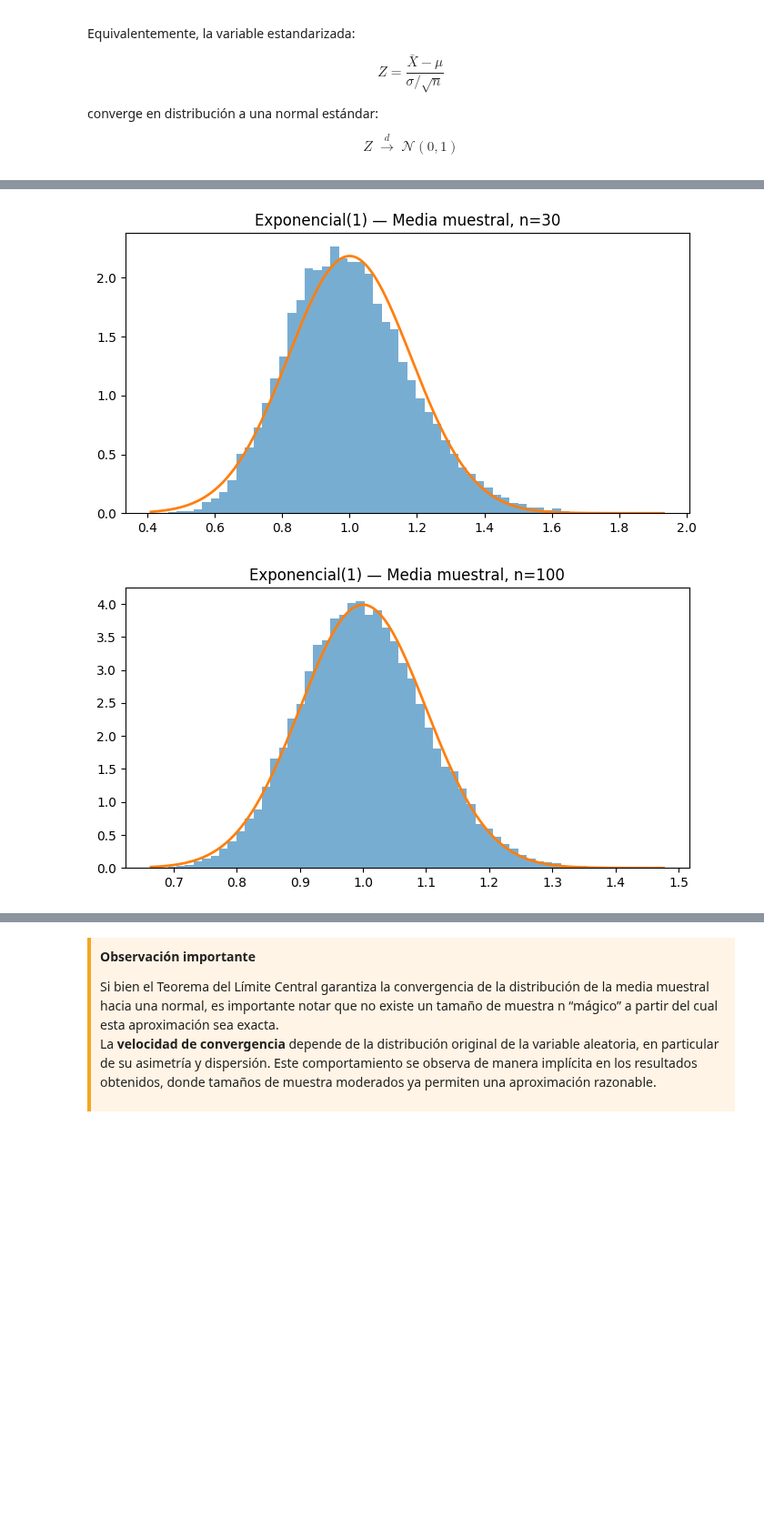
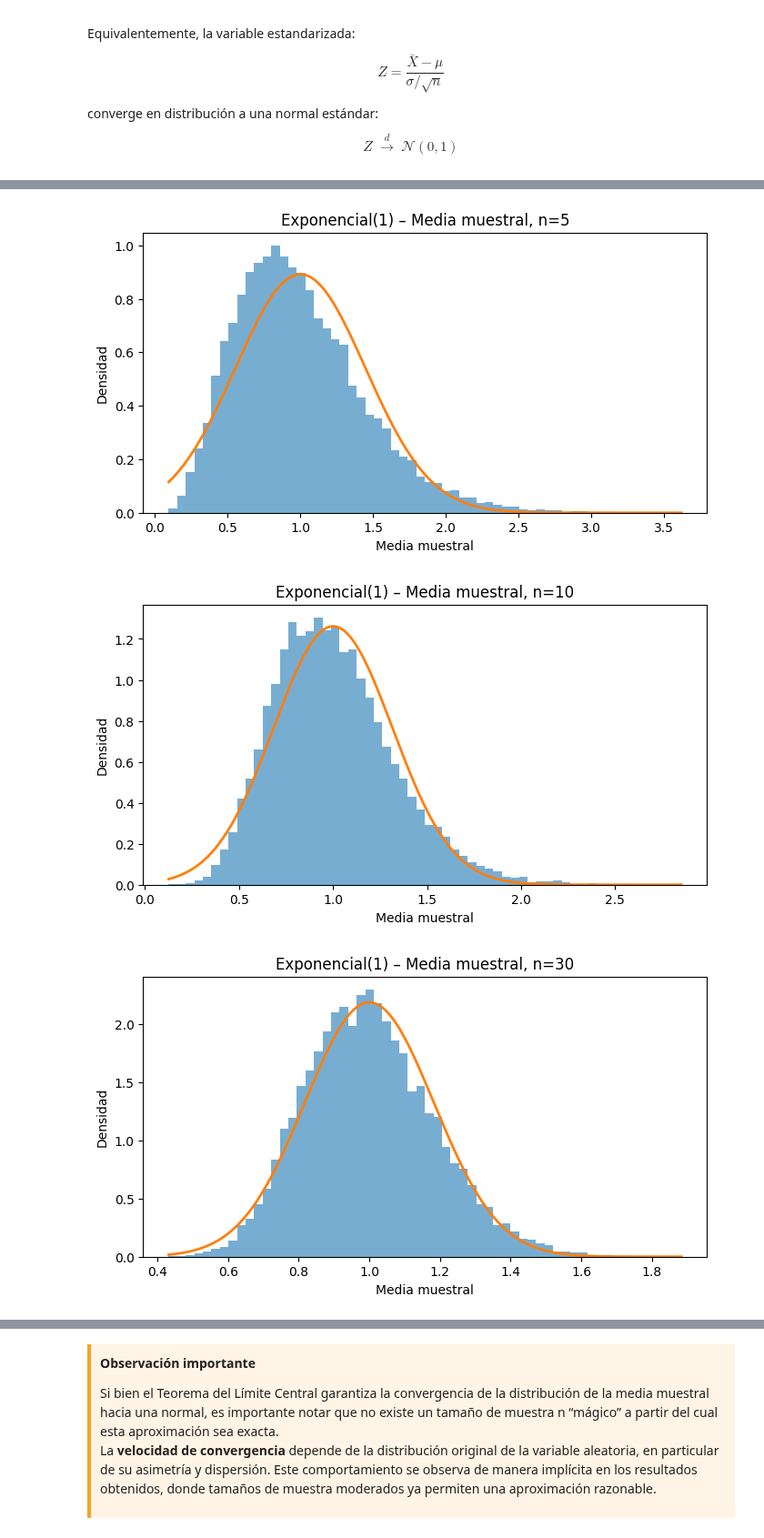
Before and after one commit to modelos-inst/LibroMoBI, a Jupyter notebook: content/complementarias/complementaria_tlc.ipynb, the cells around one changed output, grey strips where cells are left out. Shown at 91% size. Saved outputs shown, nothing was run; the diff lists cells and outputs as text; code cells hidden in the pictures; blank space fills up the shorter version.

```diff
--- a/content/complementarias/complementaria_tlc.ipynb
+++ b/content/complementarias/complementaria_tlc.ipynb
@@ -296,16 +429,13 @@ $$
 
 Se estudia la convergencia de la distribución de $\bar X$ para distintos valores de $n$.
 # %%
-# Parámetros teóricos de la Uniforme(0,1)
+np.random.seed(42)
+
+# Parámetros teóricos Uniforme(0,1)
 mu_u = 0.5
-sigma_u = sqrt(1/12)
+sigma_u = np.sqrt(1/12)
 
-def uniform_rvs(n):
-    """
-    Genera una muestra aleatoria de tamaño n
-    desde una distribución Uniforme(0,1).
-    """
-    return np.random.uniform(0, 1, size=n)
+R = 20000  # repeticiones Monte Carlo
 # %%
 # Valores de n que vamos a analizar
 for n in [2, 5, 30, 100]:
@@ -378,21 +507,42 @@ $$
 
 A continuación se valida empíricamente este resultado mediante simulación Monte Carlo.
 # %%
-def expon_rvs(n):
-    return np.random.exponential(scale=1.0, size=n)
+np.random.seed(42)
 
+# Parámetros teóricos Exponencial(1)
 mu_e = 1
 sigma_e = 1
 
-for n in [30, 100]:
-    means = simulate_sample_means(expon_rvs, n)
+R = 20000  # repeticiones Monte Carlo
+
+for n in [5, 10,30, 100]:
+
+    # 1) Simulación directa de R muestras de tamaño n
+    X = np.random.exponential(scale=1.0, size=(R, n))
+
+    # 2) Medias muestrales
+    means = X.mean(axis=1)
+
+    # 3) Eje x para la normal teórica
     x = np.linspace(means.min(), means.max(), 400)
 
     plt.figure(figsize=(8,4))
+
+    # Histograma de medias simuladas
     plt.hist(means, bins=60, density=True, alpha=0.6)
-    plt.plot(x, normal_pdf(x, mu_e, sigma_e/sqrt(n)), linewidth=2)
-    plt.title(f"Exponencial(1) — Media muestral, n={n}")
+
+    # 4) Normal teórica según el TLC
+    plt.plot(
+        x,
+        norm.pdf(x, loc=mu_e, scale=sigma_e/np.sqrt(n)),
+        linewidth=2
+    )
+
+    plt.title(f"Exponencial(1) – Media muestral, n={n}")
+    plt.xlabel("Media muestral")
+    plt.ylabel("Densidad")
     plt.show()
 # %% [output]
-[figure, old version]
+[figure, new version]
-[figure, old version]
+[figure, new version]
+[figure, added]
```
Also changed, not shown: parts of 30 cells of this notebook, 2 other files.
